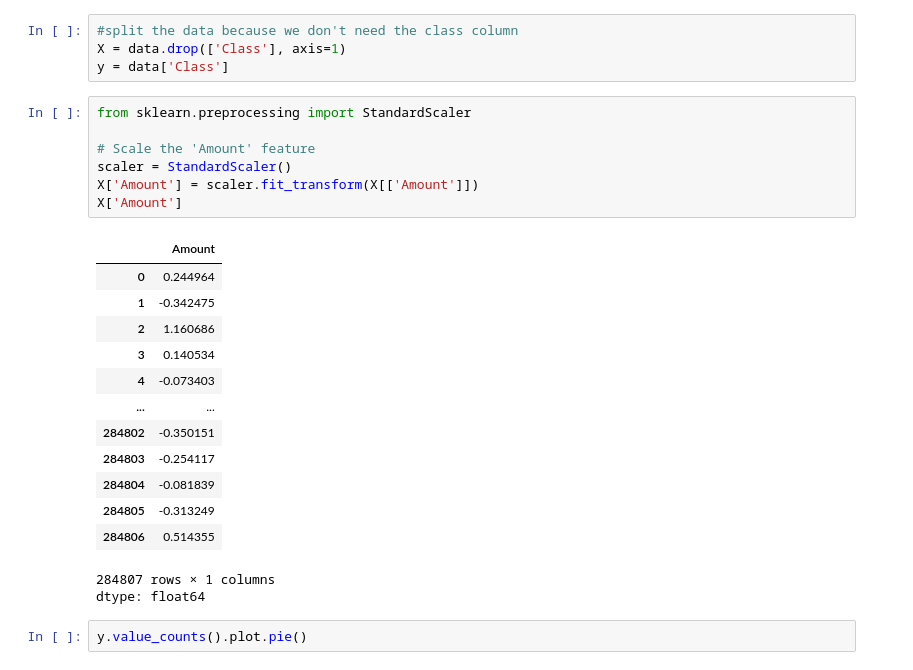
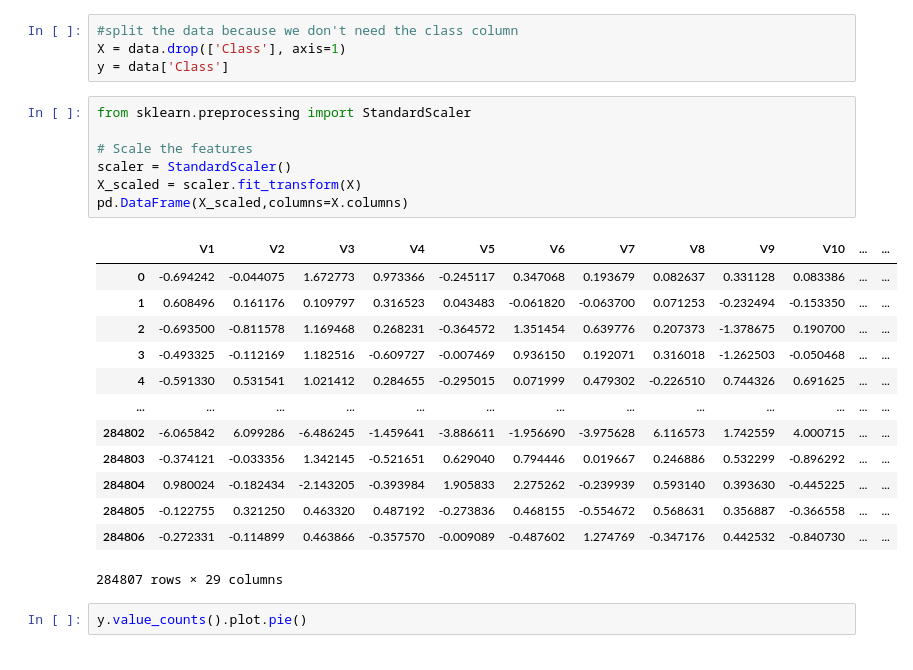
Before and after one commit to Naseem-Ananzeh/Ml2_Final_Project, a Jupyter notebook: creditcard_dataset_.ipynb, the cells around one changed output. Drawn from its saved outputs; the diff is of its cells as text.

```diff
--- a/creditcard_dataset_.ipynb
+++ b/creditcard_dataset_.ipynb
@@ -159,25 +159,24 @@ y = data['Class']
 # %%
 from sklearn.preprocessing import StandardScaler
 
-# Scale the 'Amount' feature
+# Scale the features
 scaler = StandardScaler()
-X['Amount'] = scaler.fit_transform(X[['Amount']])
-X['Amount']
+X_scaled = scaler.fit_transform(X)
+pd.DataFrame(X_scaled,columns=X.columns)
 # %% [output]
-|  | Amount |
-| 0 | 0.244964 |
-| 1 | -0.342475 |
-| 2 | 1.160686 |
-| 3 | 0.140534 |
-| 4 | -0.073403 |
-| ... | ... |
-| 284802 | -0.350151 |
-| 284803 | -0.254117 |
-| 284804 | -0.081839 |
-| 284805 | -0.313249 |
-| 284806 | 0.514355 |
+|  | V1 | V2 | V3 | V4 | V5 | V6 | V7 | V8 | V9 | V10 | ... | ... |
+| 0 | -0.694242 | -0.044075 | 1.672773 | 0.973366 | -0.245117 | 0.347068 | 0.193679 | 0.082637 | 0.331128 | 0.083386 | ... | ... |
+| 1 | 0.608496 | 0.161176 | 0.109797 | 0.316523 | 0.043483 | -0.061820 | -0.063700 | 0.071253 | -0.232494 | -0.153350 | ... | ... |
+| 2 | -0.693500 | -0.811578 | 1.169468 | 0.268231 | -0.364572 | 1.351454 | 0.639776 | 0.207373 | -1.378675 | 0.190700 | ... | ... |
+| 3 | -0.493325 | -0.112169 | 1.182516 | -0.609727 | -0.007469 | 0.936150 | 0.192071 | 0.316018 | -1.262503 | -0.050468 | ... | ... |
+| 4 | -0.591330 | 0.531541 | 1.021412 | 0.284655 | -0.295015 | 0.071999 | 0.479302 | -0.226510 | 0.744326 | 0.691625 | ... | ... |
+| ... | ... | ... | ... | ... | ... | ... | ... | ... | ... | ... | ... | ... |
+| 284802 | -6.065842 | 6.099286 | -6.486245 | -1.459641 | -3.886611 | -1.956690 | -3.975628 | 6.116573 | 1.742559 | 4.000715 | ... | ... |
+| 284803 | -0.374121 | -0.033356 | 1.342145 | -0.521651 | 0.629040 | 0.794446 | 0.019667 | 0.246886 | 0.532299 | -0.896292 | ... | ... |
+| 284804 | 0.980024 | -0.182434 | -2.143205 | -0.393984 | 1.905833 | 2.275262 | -0.239939 | 0.593140 | 0.393630 | -0.445225 | ... | ... |
+| 284805 | -0.122755 | 0.321250 | 0.463320 | 0.487192 | -0.273836 | 0.468155 | -0.554672 | 0.568631 | 0.356887 | -0.366558 | ... | ... |
+| 284806 | -0.272331 | -0.114899 | 0.463866 | -0.357570 | -0.009089 | -0.487602 | 1.274769 | -0.347176 | 0.442532 | -0.840730 | ... | ... |
-284807 rows × 1 columns
-dtype: float64
+284807 rows × 29 columns
 # %%
 y.value_counts().plot.pie()
 # %% [output]
```
Also changed, not shown: parts of 5 cells of this notebook.
